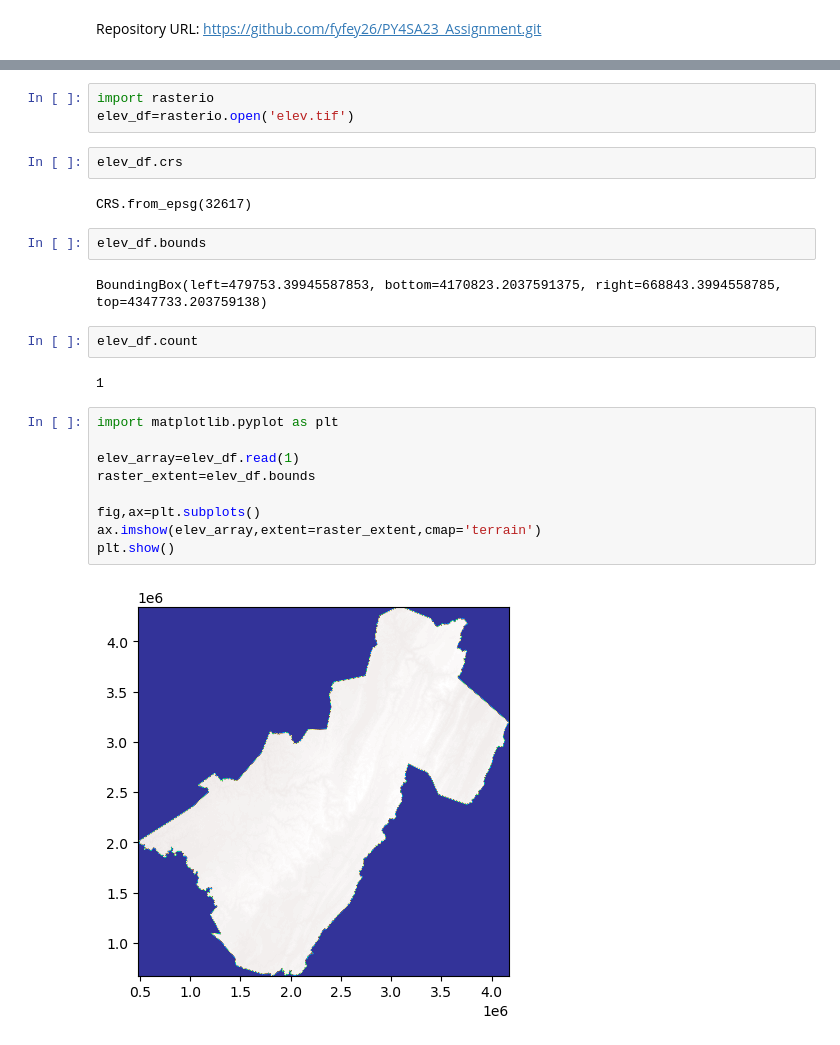
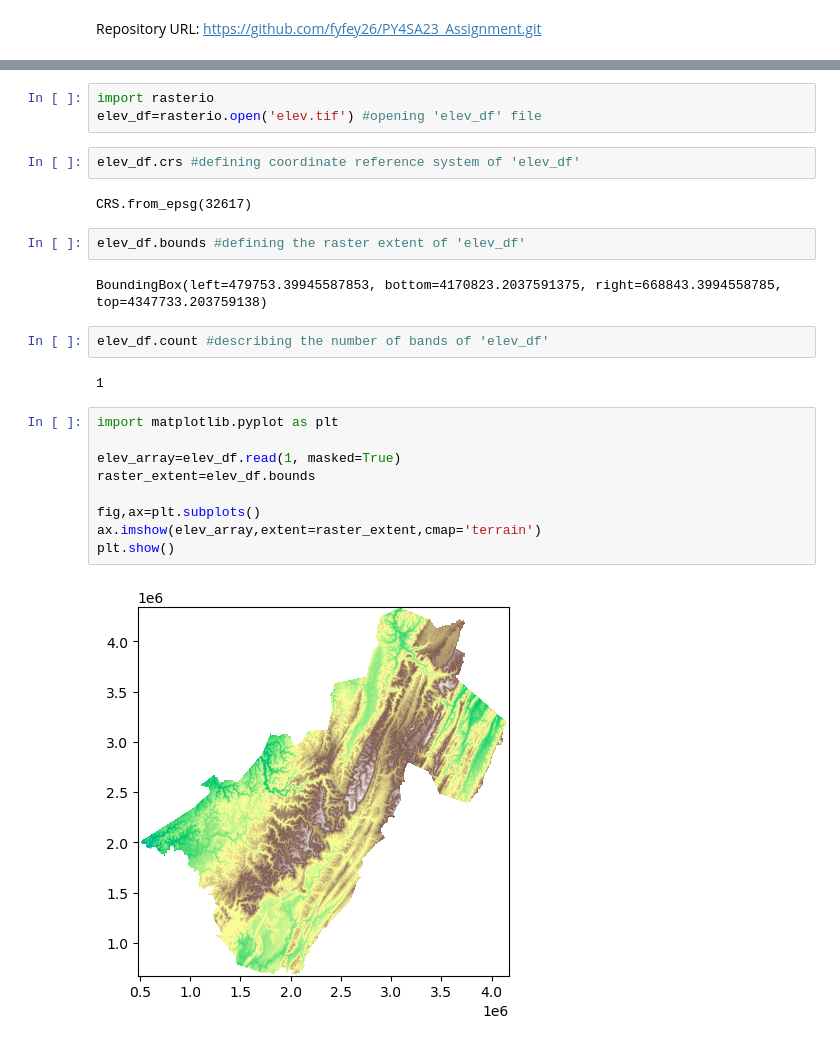
Before and after one commit to fyfey26/PY4SA23_Assignment, a Jupyter notebook: PY4SA23_Assignment.ipynb, the cells around one changed output, grey strips where cells are left out. Cells and saved outputs as stored; diff of their text form.

```diff
--- a/PY4SA23_Assignment.ipynb
+++ b/PY4SA23_Assignment.ipynb
@@ -228,30 +224,30 @@ subset1.plot(column='SHAPELEN',legend=True);
 [figure]
 # %%
 import rasterio
-elev_df=rasterio.open('elev.tif')
+elev_df=rasterio.open('elev.tif') #opening 'elev_df' file
 # %%
-elev_df.crs
+elev_df.crs #defining coordinate reference system of 'elev_df'
 # %% [output]
 CRS.from_epsg(32617)
 # %%
-elev_df.bounds
+elev_df.bounds #defining the raster extent of 'elev_df'
 # %% [output]
 BoundingBox(left=479753.39945587853, bottom=4170823.2037591375, right=668843.3994558785, top=4347733.203759138)
 # %%
-elev_df.count
+elev_df.count #describing the number of bands of 'elev_df'
 # %% [output]
 1
 # %%
 import matplotlib.pyplot as plt
 
-elev_array=elev_df.read(1)
+elev_array=elev_df.read(1, masked=True)
 raster_extent=elev_df.bounds
 
 fig,ax=plt.subplots()
 ax.imshow(elev_array,extent=raster_extent,cmap='terrain')
 plt.show()
 # %% [output]
-[figure, old version]
+[figure, new version]
 # %%
 elev_flat=elev_array.flatten()
 fig,ax=plt.subplots()
```
Also changed, not shown: parts of 32 cells of this notebook.
